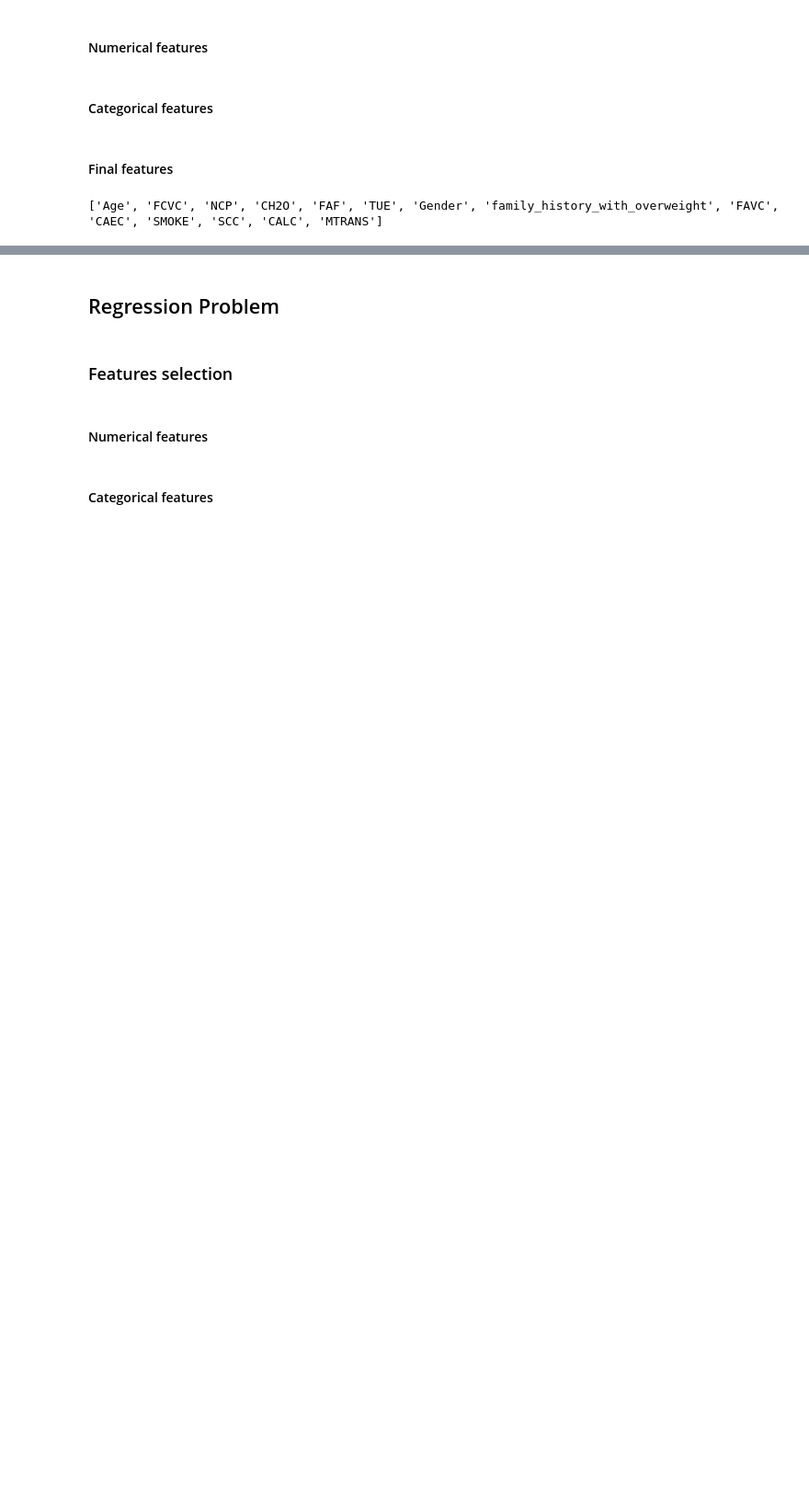
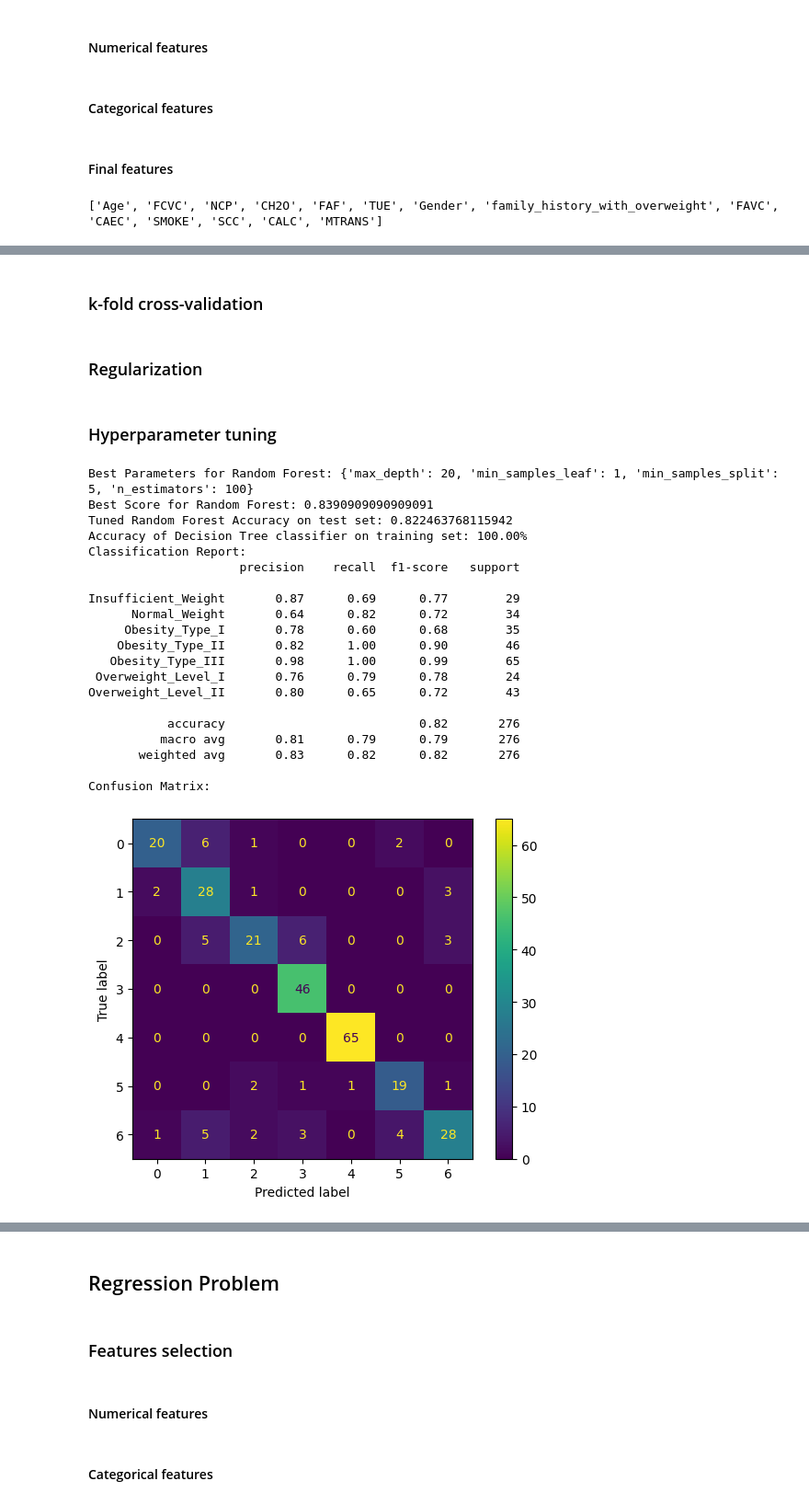
Before and after one commit to dang-nguyendd/ds_data_modelling, a Jupyter notebook: s3759957.ipynb, the cells around one changed output, grey strips where cells are left out. Shown at 92% size. Cells and saved outputs as stored; diff of their text form; code cells hidden in the pictures; blank space fills up the shorter version.

Commit message:
classify hyper

```diff
--- a/s3759957.ipynb
+++ b/s3759957.ipynb
@@ -692,19 +693,19 @@ categorical_target = 'NObeyesdad'
 
 cat_features = df[cat_cols].columns.drop(categorical_target)
 
-# assoc = associations(df[cat_cols], nominal_columns='all', plot=False)
-# corr_matrix = assoc['corr']
+assoc = associations(df[cat_cols], nominal_columns='all', plot=False)
+corr_matrix = assoc['corr']
 
-# threshold = 0
-# selected_cat_features = corr_matrix[corr_matrix.loc[categorical_target] > threshold ].index.tolist()
+threshold = 0
+selected_cat_features = corr_matrix[corr_matrix.loc[categorical_target] > threshold ].index.tolist()
 
-# del selected_cat_features[-1]
+del selected_cat_features[-1]
 # %% [markdown]
 #### Final features
 # %%
 selected_features = []
-selected_features.extend(num_features)
-selected_features.extend(cat_features)
+selected_features.extend(selected_num_features)
+selected_features.extend(selected_cat_features)
 
 print(selected_features)
 # %% [output]
@@ -814,0 +724,65 @@ Confusion Matrix:
+# %% [markdown]
+### k-fold cross-validation
+# %% [markdown]
+### Regularization
+# %% [markdown]
+### Hyperparameter tuning
+# %%
+from sklearn.model_selection import GridSearchCV
+from sklearn.ensemble import RandomForestClassifier
+# Hyperparameter grid for Random Forest
+param_grid_rf = {
+    'n_estimators': [100, 200],
+    'max_depth': [10, 20, None],
+    'min_samples_split': [2, 5, 10],
+    'min_samples_leaf': [1, 2, 4]
+}
+
+# Initialize GridSearchCV with Random Forest
+grid_search_rf = GridSearchCV(estimator=RandomForestClassifier(random_state=42), param_grid=param_grid_rf, cv=5, n_jobs=-1)
+grid_search_rf.fit(X_train, y_train)
+
+# Best parameters and best score
+print("Best Parameters for Random Forest:", grid_search_rf.best_params_)
+print("Best Score for Random Forest:", grid_search_rf.best_score_)
+
+# Use the best model to make predictions
+best_rf_model = grid_search_rf.best_estimator_
+y_pred_best_rf = best_rf_model.predict(X_test)
+
+print("Tuned Random Forest Accuracy on test set:", accuracy_score(y_test, y_pred_best_rf))
+conf_matrix = confusion_matrix(y_test, y_pred_best_rf)
+class_report = classification_report(y_test, y_pred_best_rf)
+
+# Print the evaluation metrics
+print('Accuracy of Decision Tree classifier on training set: {:.2f}%'
+     .format(rf_model.score(X_train, y_train) * 100))
+
+print("Classification Report:")
+print(class_report)
+print("Confusion Matrix:")
+disp = ConfusionMatrixDisplay(confusion_matrix=conf_matrix)
+disp.plot()
+plt.show()
+# %% [output]
+Best Parameters for Random Forest: {'max_depth': 20, 'min_samples_leaf': 1, 'min_samples_split': 5, 'n_estimators': 100}
+Best Score for Random Forest: 0.8390909090909091
+Tuned Random Forest Accuracy on test set: 0.822463768115942
+Accuracy of Decision Tree classifier on training set: 100.00%
+Classification Report:
+                     precision    recall  f1-score   support
+
+Insufficient_Weight       0.87      0.69      0.77        29
+      Normal_Weight       0.64      0.82      0.72        34
+     Obesity_Type_I       0.78      0.60      0.68        35
+    Obesity_Type_II       0.82      1.00      0.90        46
+   Obesity_Type_III       0.98      1.00      0.99        65
+ Overweight_Level_I       0.76      0.79      0.78        24
+Overweight_Level_II       0.80      0.65      0.72        43
+
+           accuracy                           0.82       276
+          macro avg       0.81      0.79      0.79       276
+       weighted avg       0.83      0.82      0.82       276
+
+Confusion Matrix:
+[figure, added]
```
Also changed, not shown: parts of 17 cells of this notebook, 1 other file.
